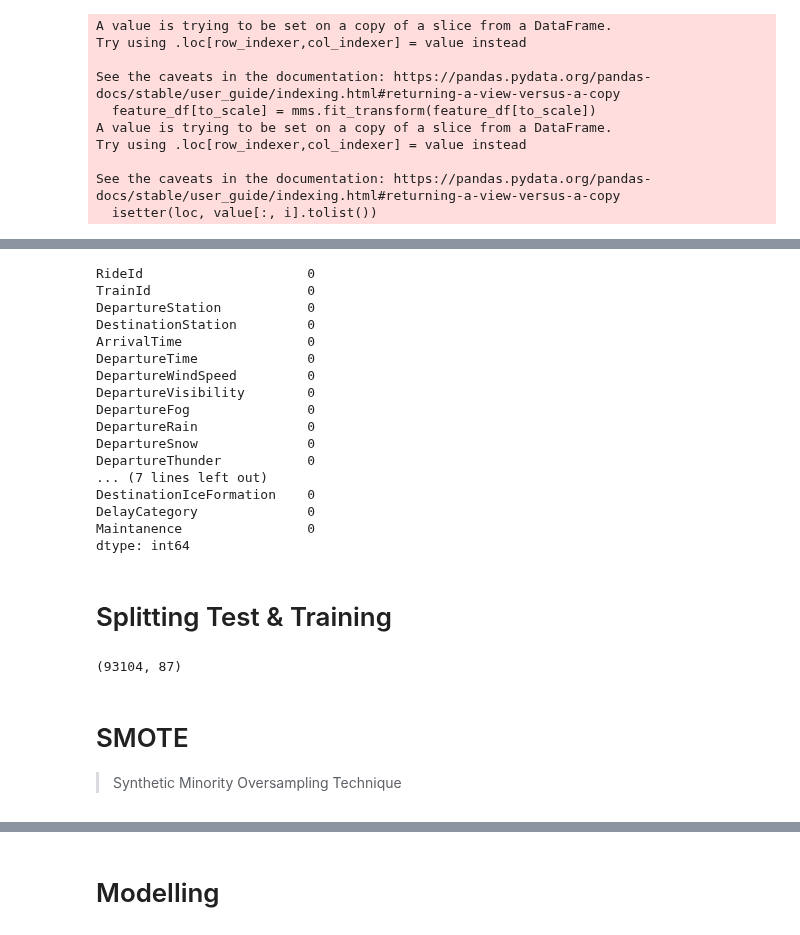
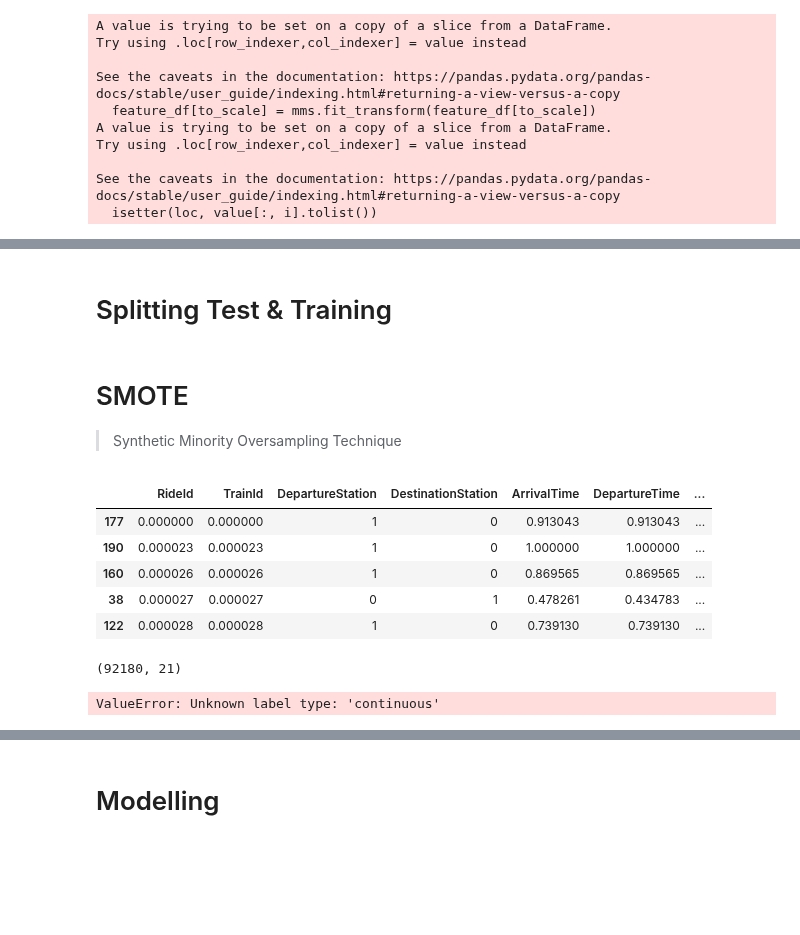
Before and after one commit to BondarencoM/DestinationStation, a Jupyter notebook: modelling/MLPClassification.ipynb, the cells around one changed output, grey strips where cells are left out. Saved outputs shown, nothing was run; the diff lists cells and outputs as text; code cells hidden in the pictures; blank space fills up the shorter version.

```diff
--- a/modelling/MLPClassification.ipynb
+++ b/modelling/MLPClassification.ipynb
@@ -323,30 +255,6 @@ feature_df[to_scale]
-# %%
-feature_df.isna().sum()
-# %% [output]
-RideId                     0
-TrainId                    0
-DepartureStation           0
-DestinationStation         0
-ArrivalTime                0
-DepartureTime              0
-DepartureWindSpeed         0
-DepartureVisibility        0
-DepartureFog               0
-DepartureRain              0
-DepartureSnow              0
-DepartureThunder           0
-... (7 lines left out)
-DestinationIceFormation    0
-DelayCategory              0
-Maintanence                0
-dtype: int64
 # %% [markdown]
 # Splitting Test & Training
-# %%
-df.shape
-# %% [output]
-(93104, 87)
 # %%
-y = feature_df.pop('DelayCategory')
+y = feature_df.pop('ArrivalDelay')
 X = feature_df
 # %%
@@ -360,2 +268,26 @@ X_train, X_test, y_train, y_test = model_selection.train_test_split(X, y, random
+# %%
+pd.set_option('display.max_columns', None)
+feature_df.head()
+# %% [output]
+|  | RideId | TrainId | DepartureStation | DestinationStation | ArrivalTime | DepartureTime | ... |
+| 177 | 0.000000 | 0.000000 | 1 | 0 | 0.913043 | 0.913043 | ... |
+| 190 | 0.000023 | 0.000023 | 1 | 0 | 1.000000 | 1.000000 | ... |
+| 160 | 0.000026 | 0.000026 | 1 | 0 | 0.869565 | 0.869565 | ... |
+| 38 | 0.000027 | 0.000027 | 0 | 1 | 0.478261 | 0.434783 | ... |
+| 122 | 0.000028 | 0.000028 | 1 | 0 | 0.739130 | 0.739130 | ... |
+# %%
+feature_df.shape
+# %% [output]
+(92180, 21)
+# %%
+smote = over_sampling.SMOTENC(
+                categorical_features=[0, 1, 2, 3, 7, 8, 9, 10, 11, 12, 14, 15, 16, 17, 18, 19, 20],
+                sampling_strategy='auto',
+                random_state=42
+               )
+
+X_train_smote, y_train_smote = smote.fit_resample(X_train, y_train)
+# %% [output]
+ValueError: Unknown label type: 'continuous'
 # %%
 y_train_smote.value_counts(normalize=True)
```
Also changed, not shown: parts of 48 cells of this notebook.
